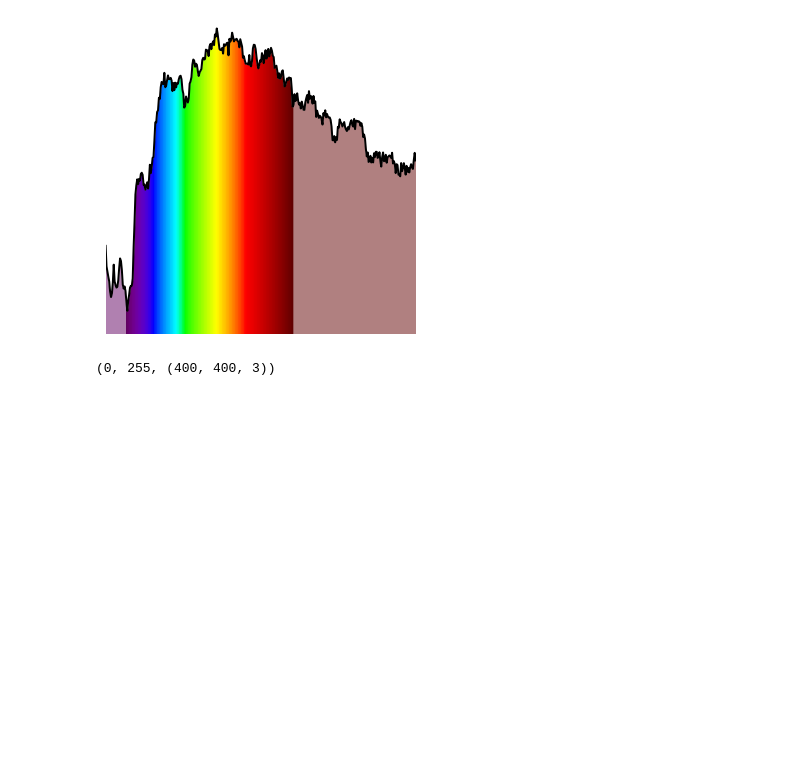
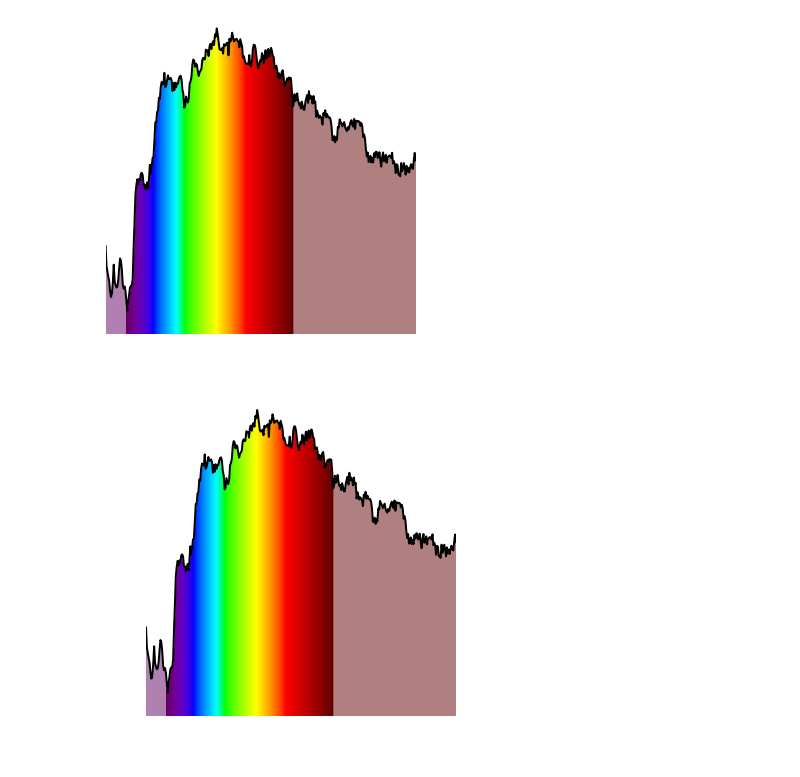
Before and after one commit to HITS-AIN/HiPSter, a Jupyter notebook: spectrum_plotter.ipynb, the cells around one changed output. Cells and saved outputs as stored; diff of their text form; code cells hidden in the pictures; blank space fills up the shorter version.

```diff
--- a/spectrum_plotter.ipynb
+++ b/spectrum_plotter.ipynb
@@ -24,11 +24,19 @@ plt
 <Axes: >
 [figure]
 # %%
+from PIL import Image
+
 canvas = plt.figure.canvas
-canvas.draw()
+canvas.draw_idle()
 
-image_flat = np.frombuffer(canvas.tostring_rgb(), dtype='uint8')
-image = image_flat.reshape(*reversed(canvas.get_width_height()), 3)
-np.min(image), np.max(image), image.shape
+# to_string_rgb is deprecated
+# image_flat = np.frombuffer(canvas.tostring_rgb(), dtype='uint8')
+# image = image_flat.reshape(*reversed(canvas.get_width_height()), 4)
+
+image_flat = np.frombuffer(canvas.tostring_argb(), dtype='uint8')
+image = image_flat.reshape(*reversed(canvas.get_width_height()), 4)[:,:,1:4]
+
+image = Image.fromarray(image)
+image
 # %% [output]
-(0, 255, (400, 400, 3))
+[figure, added]
```
Also changed, not shown: parts of 1 cell of this notebook, 3 other files.
